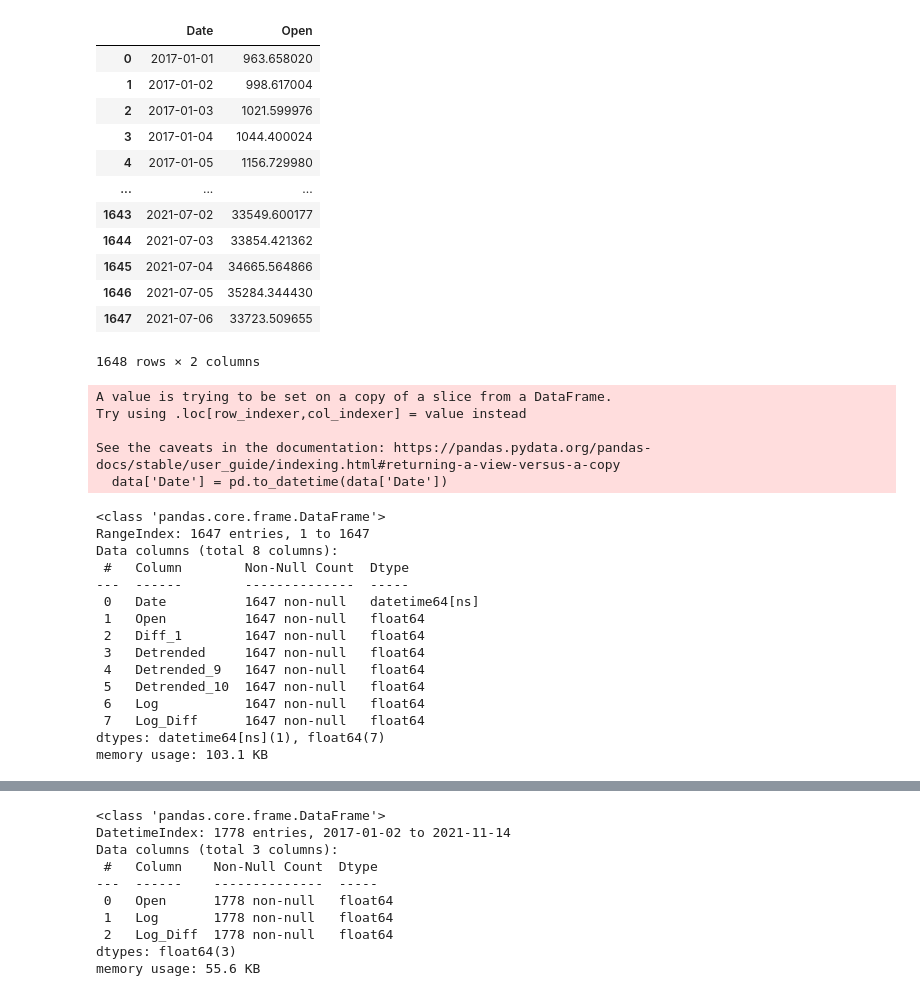
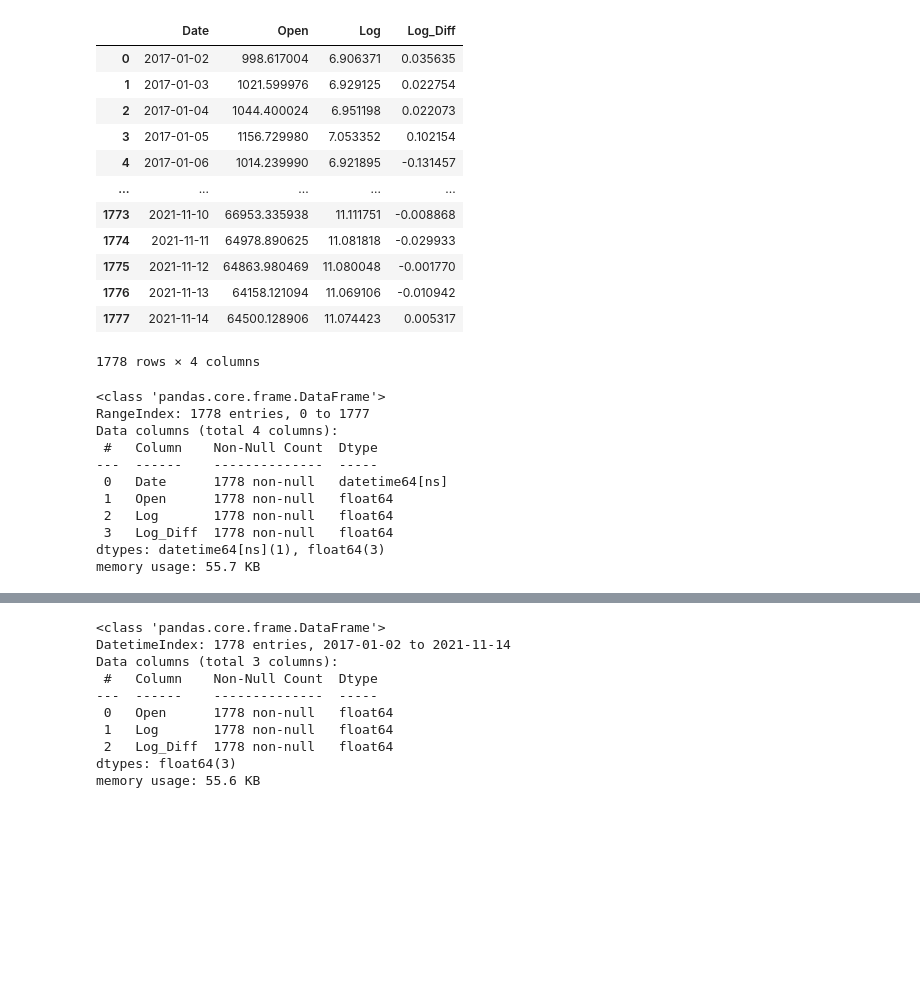
Before and after one commit to optimist2point0/exchange_rate_forecast, a Jupyter notebook: Notebooks/Some predictions.ipynb, the cells around one changed output, grey strips where cells are left out. Drawn from its saved outputs; the diff is of its cells as text; code cells hidden in the pictures; blank space fills up the shorter version.

```diff
--- a/Notebooks/Some predictions.ipynb
+++ b/Notebooks/Some predictions.ipynb
@@ -5,2 +7,2 @@ import matplotlib.pyplot as plt
 # %%
-data_1 = pd.read_csv('BTC-USD 2021.csv')
+dataset = pd.read_csv('../Data/data_for_predictions.csv')
@@ -13,25 +9,16 @@ data.drop(['Log', 'Diff_1', 'Detrended_9', 'Detrended_10', 'Detrended', 'Log_Dif
-# %%
-data
-# %% [output]
-|  | Date | Open |
-| 0 | 2017-01-01 | 963.658020 |
-| 1 | 2017-01-02 | 998.617004 |
-| 2 | 2017-01-03 | 1021.599976 |
-| 3 | 2017-01-04 | 1044.400024 |
-| 4 | 2017-01-05 | 1156.729980 |
-| ... | ... | ... |
-| 1643 | 2021-07-02 | 33549.600177 |
-| 1644 | 2021-07-03 | 33854.421362 |
-| 1645 | 2021-07-04 | 34665.564866 |
-| 1646 | 2021-07-05 | 35284.344430 |
-| 1647 | 2021-07-06 | 33723.509655 |
-1648 rows × 2 columns
-# %%
-data['Date'] = pd.to_datetime(data['Date'])
-data_1['Date'] = pd.to_datetime(data_1['Date'])
-# %% [output]
-A value is trying to be set on a copy of a slice from a DataFrame.
-Try using .loc[row_indexer,col_indexer] = value instead
-
-See the caveats in the documentation: https://pandas.pydata.org/pandas-docs/stable/user_guide/indexing.html#returning-a-view-versus-a-copy
-  data['Date'] = pd.to_datetime(data['Date'])
+# %%
+dataset
+# %% [output]
+|  | Date | Open | Log | Log_Diff |
+| 0 | 2017-01-02 | 998.617004 | 6.906371 | 0.035635 |
+| 1 | 2017-01-03 | 1021.599976 | 6.929125 | 0.022754 |
+| 2 | 2017-01-04 | 1044.400024 | 6.951198 | 0.022073 |
+| 3 | 2017-01-05 | 1156.729980 | 7.053352 | 0.102154 |
+| 4 | 2017-01-06 | 1014.239990 | 6.921895 | -0.131457 |
+| ... | ... | ... | ... | ... |
+| 1773 | 2021-11-10 | 66953.335938 | 11.111751 | -0.008868 |
+| 1774 | 2021-11-11 | 64978.890625 | 11.081818 | -0.029933 |
+| 1775 | 2021-11-12 | 64863.980469 | 11.080048 | -0.001770 |
+| 1776 | 2021-11-13 | 64158.121094 | 11.069106 | -0.010942 |
+| 1777 | 2021-11-14 | 64500.128906 | 11.074423 | 0.005317 |
+1778 rows × 4 columns
@@ -38,18 +27,14 @@ See the caveats in the documentation: https://pandas.pydata.org/pandas-docs/stab
 # %%
-data.info()
+dataset.info()
 # %% [output]
 <class 'pandas.core.frame.DataFrame'>
-RangeIndex: 1647 entries, 1 to 1647
-Data columns (total 8 columns):
- #   Column        Non-Null Count  Dtype
----  ------        --------------  -----
- 0   Date          1647 non-null   datetime64[ns]
- 1   Open          1647 non-null   float64
- 2   Diff_1        1647 non-null   float64
- 3   Detrended     1647 non-null   float64
- 4   Detrended_9   1647 non-null   float64
- 5   Detrended_10  1647 non-null   float64
- 6   Log           1647 non-null   float64
- 7   Log_Diff      1647 non-null   float64
-dtypes: datetime64[ns](1), float64(7)
-memory usage: 103.1 KB
+RangeIndex: 1778 entries, 0 to 1777
+Data columns (total 4 columns):
+ #   Column    Non-Null Count  Dtype
+---  ------    --------------  -----
+ 0   Date      1778 non-null   datetime64[ns]
+ 1   Open      1778 non-null   float64
+ 2   Log       1778 non-null   float64
+ 3   Log_Diff  1778 non-null   float64
+dtypes: datetime64[ns](1), float64(3)
+memory usage: 55.7 KB
```
Also changed, not shown: parts of 38 cells of this notebook, 2 other files.
